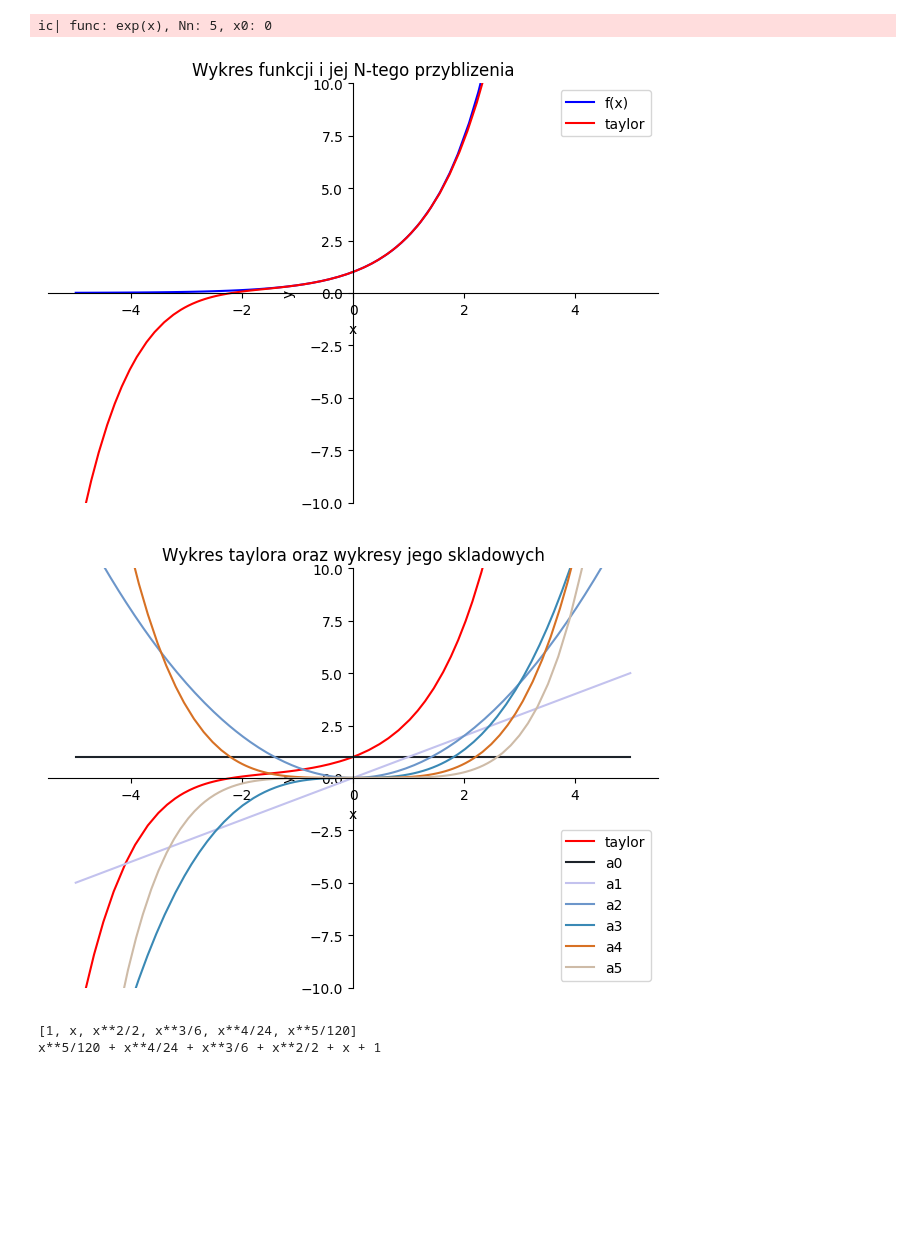
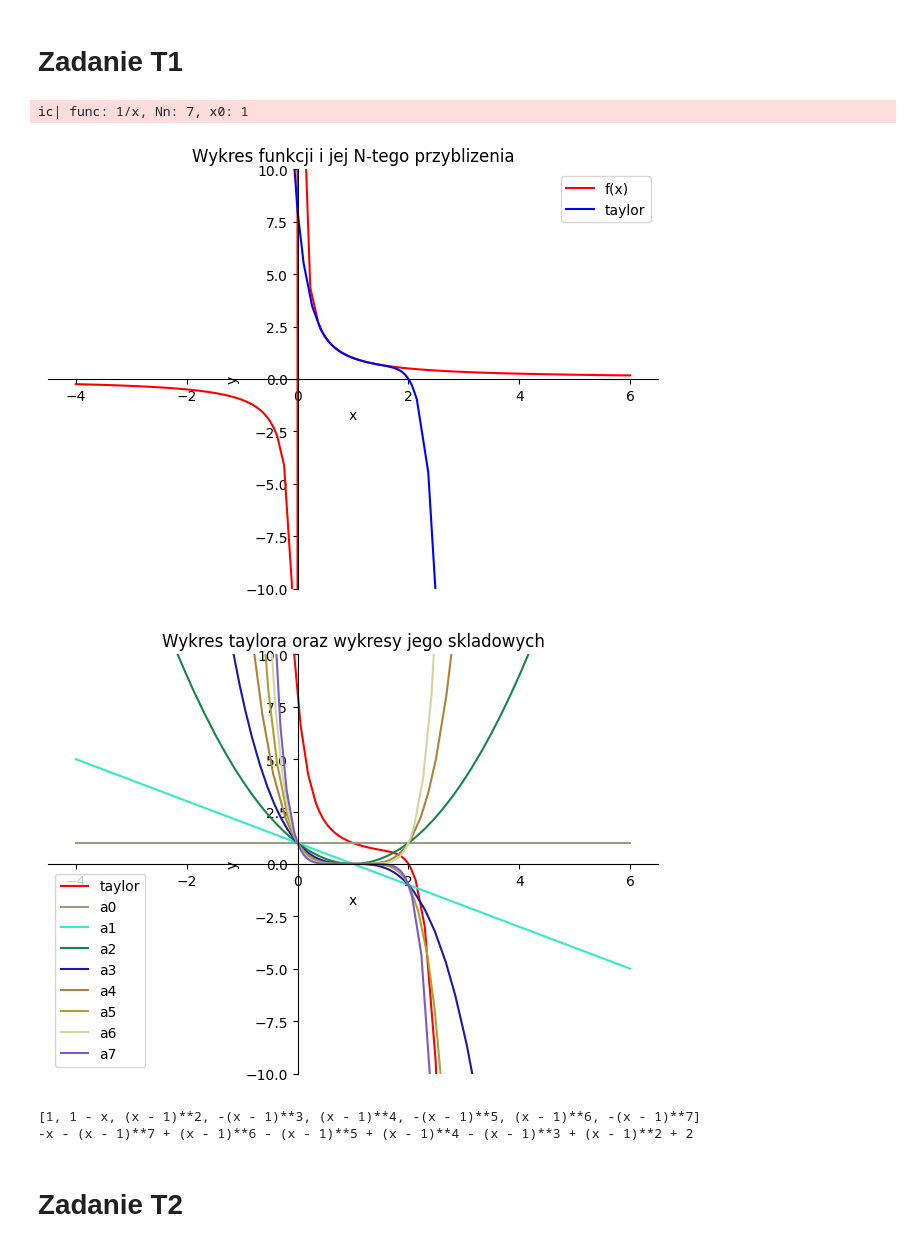
Before and after one commit to rzymski/jupyterObliczeniaNaukowe, a Jupyter notebook: szeregi.ipynb, the cells around one changed output. Drawn from its saved outputs; the diff is of its cells as text; code cells hidden in the pictures; blank space fills up the shorter version.

```diff
--- a/szeregi.ipynb
+++ b/szeregi.ipynb
@@ -36,19 +38,12 @@ def getTaylorSeriesWithComponents(func, Nn, x0, returnComponents=True):
+# %% [markdown]
+# Zadanie T1
 # %%
 def t1(func, Nn, x0):
     ic(func, Nn, x0)
-    # skladowe = []
-    # szeregTaylora = 0
-    # for n in range(0, Nn+1):
-    #     pochodna = diff(func, x, n)
-    #     pochodnaX0 = pochodna.subs(x, x0)
-    #     skladowa = pochodnaX0 / math.factorial(n) * ((x - x0)**n)
-    #     # ic(pochodna, pochodnaX0, skladowa)
-    #     skladowe.append(skladowa)
-    #     szeregTaylora += skladowa
     szeregTaylora, skladowe = getTaylorSeriesWithComponents(func, Nn, x0, True)
     # Pierwszy układ wykresów - wykres funkcji i jej N-tego przybliżenia
-    wykresFunkcjiOrazTaylora = getPlots([{'func':func, 'color':"blue", 'label':"f(x)"},
-                                     {'func':szeregTaylora, 'color':"red", 'label':"taylor"}],
+    wykresFunkcjiOrazTaylora = getPlots([{'func':func, 'color':"red", 'label':"f(x)"},
+                                     {'func':szeregTaylora, 'color':"blue", 'label':"taylor"}],
                                     "Wykres funkcji i jej N-tego przyblizenia", (x0-5, x0+5))
     # Drugi układ wykresów - wykres tailora i wszystkich składowych
     taylorPlotData = [{'func': szeregTaylora, 'color': "red", 'label': "taylor"}]  # Dodanie danych wykresu Taylora
@@ -60,17 +55,17 @@ def t1(func, Nn, x0):
     return [s for s in skladowe if s != 0], szeregTaylora, wykresFunkcjiOrazTaylora, None#wykresTayloraOrazSkladowych
 # %%
 # t1Func = sin(x)
-t1Func = E**x
-# t1Func = 1/x
-t1N = 5
-t1X0 = 0
-# t1X0 = 1
+# t1Func = E**x
+t1Func = 1/x
+t1N = 7
+# t1X0 = 0
+t1X0 = 1
 w1, w2, w3, w4 = t1(t1Func, t1N, t1X0)
 print(w1)
 print(w2)
 # %% [output]
-ic| func: exp(x), Nn: 5, x0: 0
+ic| func: 1/x, Nn: 7, x0: 1
-[figure, old version]
+[figure, new version]
-[figure, old version]
+[figure, new version]
-[1, x, x**2/2, x**3/6, x**4/24, x**5/120]
-x**5/120 + x**4/24 + x**3/6 + x**2/2 + x + 1
+[1, 1 - x, (x - 1)**2, -(x - 1)**3, (x - 1)**4, -(x - 1)**5, (x - 1)**6, -(x - 1)**7]
+-x - (x - 1)**7 + (x - 1)**6 - (x - 1)**5 + (x - 1)**4 - (x - 1)**3 + (x - 1)**2 + 2
@@ -80,0 +72,2 @@ def t2(func, N1, N2, x0):
+# %% [markdown]
+# Zadanie T2
```
Also changed, not shown: parts of 7 cells of this notebook.
